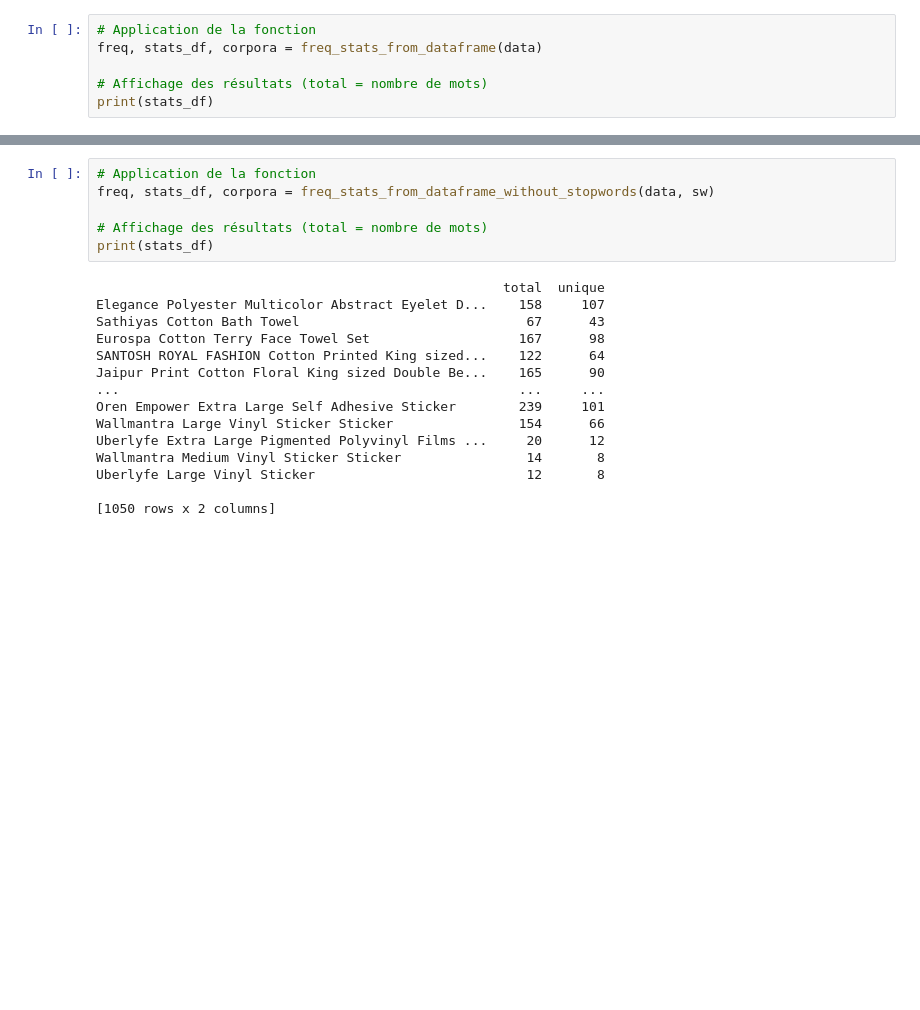
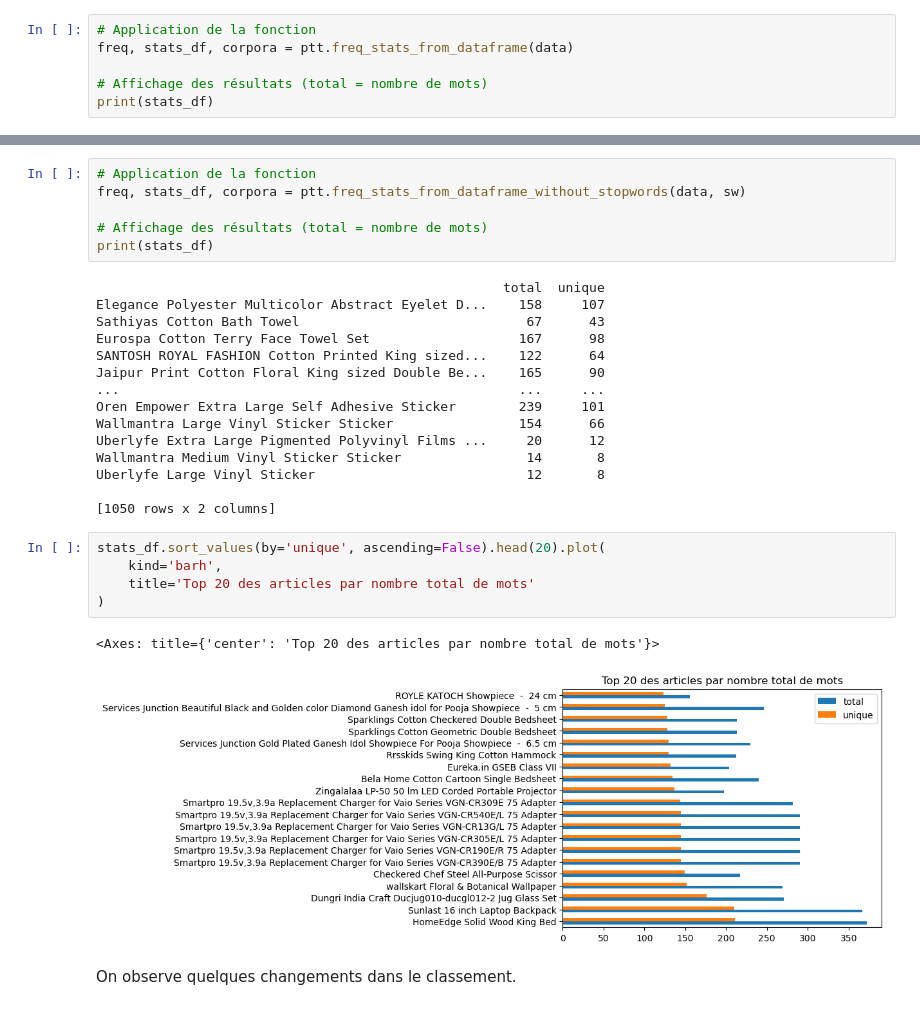
Before and after one commit to ludovic-source/Data_scientist_formation, a Jupyter notebook: projet_6/Projet_6_mission1.ipynb, the cells around one changed output, grey strips where cells are left out. Cells and saved outputs as stored; diff of their text form; blank space fills up the shorter version.

```diff
--- a/projet_6/Projet_6_mission1.ipynb
+++ b/projet_6/Projet_6_mission1.ipynb
@@ -220,6 +205,6 @@ def freq_stats_from_dataframe(df):
 # %%
 # Application de la fonction
-freq, stats_df, corpora = freq_stats_from_dataframe(data)
+freq, stats_df, corpora = ptt.freq_stats_from_dataframe(data)
 
 # Affichage des résultats (total = nombre de mots)
 print(stats_df)
@@ -362,6 +318,6 @@ def freq_stats_from_dataframe_without_stopwords(df, sw):
 # %%
 # Application de la fonction
-freq, stats_df, corpora = freq_stats_from_dataframe_without_stopwords(data, sw)
+freq, stats_df, corpora = ptt.freq_stats_from_dataframe_without_stopwords(data, sw)
 
 # Affichage des résultats (total = nombre de mots)
 print(stats_df)
@@ -380,3 +336,13 @@ Wallmantra Medium Vinyl Sticker Sticker                14       8
 Uberlyfe Large Vinyl Sticker                           12       8
 
 [1050 rows x 2 columns]
+# %%
+stats_df.sort_values(by='unique', ascending=False).head(20).plot(
+    kind='barh',
+    title='Top 20 des articles par nombre total de mots'
+)
+# %% [output]
+<Axes: title={'center': 'Top 20 des articles par nombre total de mots'}>
+[figure, added]
+# %% [markdown]
+On observe quelques changements dans le classement.
```
Also changed, not shown: parts of 12 cells of this notebook.
